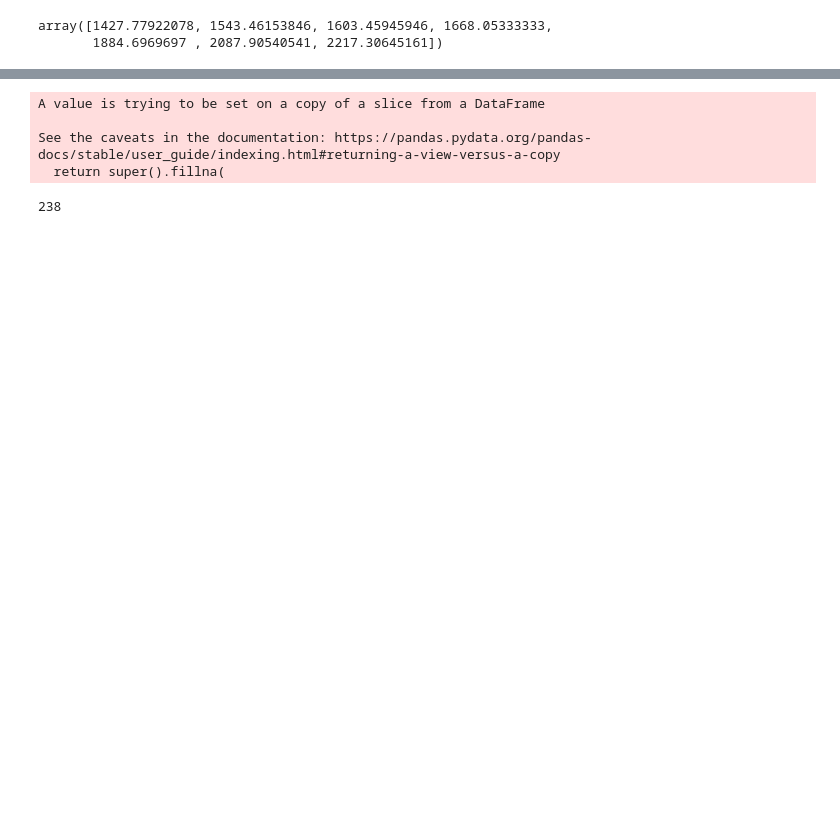
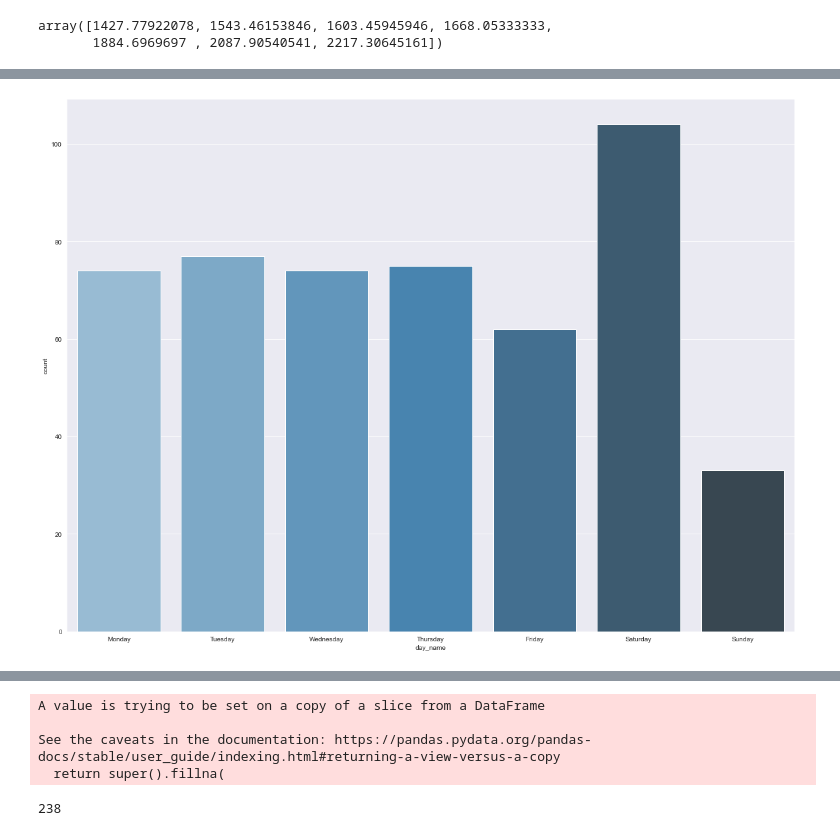
Before and after one commit to hemantrattey/Netflix_Analysis, a Jupyter notebook: Script2-Data_Analysis.ipynb, the cells around one changed output, grey strips where cells are left out. Cells and saved outputs as stored; diff of their text form; code cells hidden in the pictures; blank space fills up the shorter version.

```diff
--- a/Script2-Data_Analysis.ipynb
+++ b/Script2-Data_Analysis.ipynb
@@ -160,3 +162,18 @@ plt.savefig('Average Viewing Duration per Day (seconds).png')
+# %%
+sns.set_style("darkgrid")
+font = {'family': 'serif',
+        'color': '#004466',
+        'weight': 'normal',
+        'size': 16}
+plt.figure(figsize=(20,15))
+sns.countplot(x = df['day_name'], palette=('Blues_d'), order=day_of_week)
+ax.set_ylabel('Count of Days',fontdict={'size': 13, 'family': 'serif'})
+ax.set_xlabel('Day of Week', fontdict={'size': 13, 'family': 'serif'})
+ax.set_title('Most Watched on Which Day?', fontdict=font)
+ax.tick_params(axis = 'both', labelsize= 12)
+plt.savefig(pwd + '\\viz\\Most Watched on Which Day.png')
+# %% [output]
+[figure, added]
 # %%
 tv_shows = df[df['Content Type'] == 'TV Show']
 movies = df[df['Content Type'] == 'Movie']
```
Also changed, not shown: parts of 20 cells of this notebook, 7 other files.
